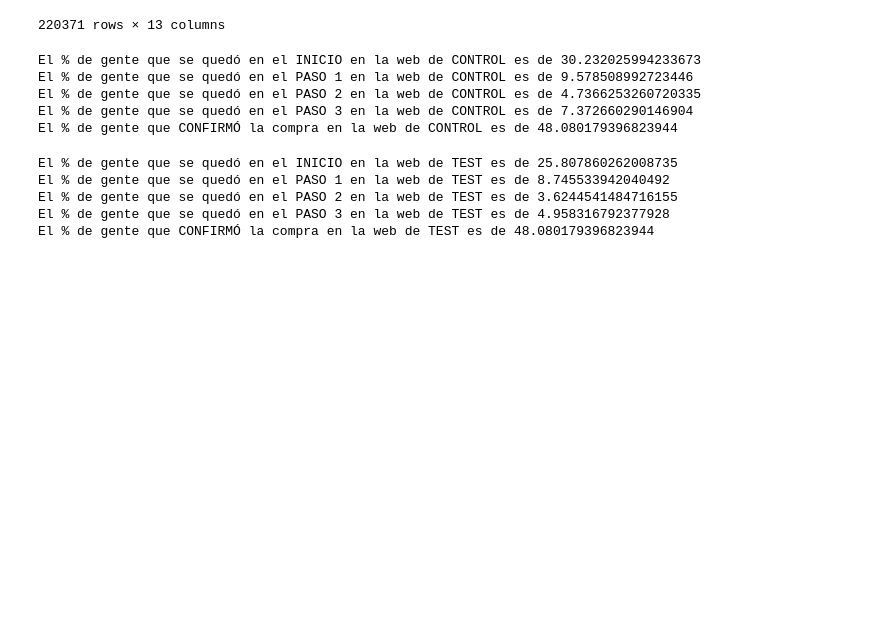
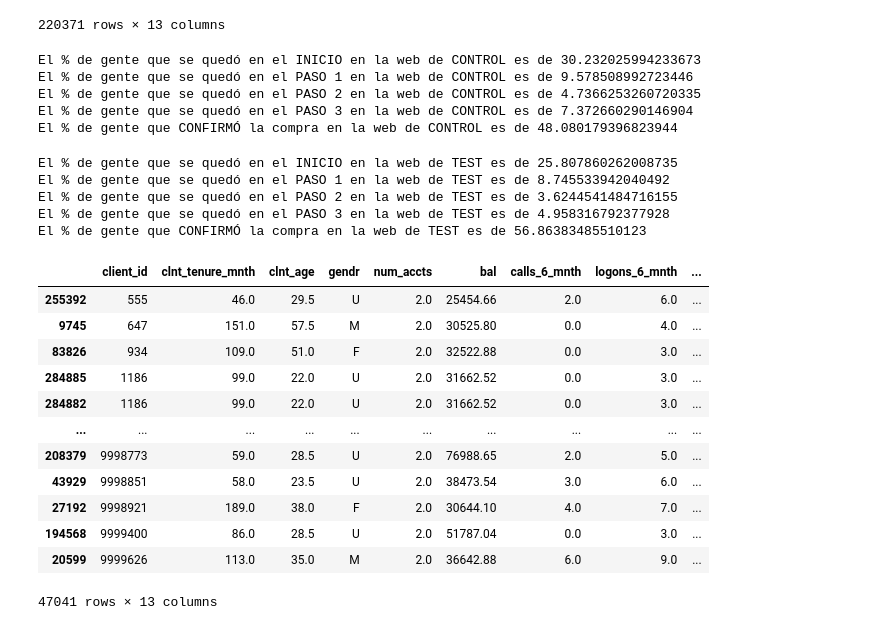
Before and after one commit to ivanalonsom/Project5_EDA_Inferential_Stats, a Jupyter notebook: main.ipynb, the cells around one changed output. Saved outputs shown, nothing was run; the diff lists cells and outputs as text; code cells hidden in the pictures; blank space fills up the shorter version.

```diff
--- a/main.ipynb
+++ b/main.ipynb
@@ -209,21 +209,37 @@ df_test_step_4 = df_new_portal[df_new_portal["process_step"] == 4]
 # %%
-perc_step0_test = 100 * df_test_step_0.shape[0] / df_new_portal.shape[0]
-perc_step1_test = 100 * df_test_step_1.shape[0] / df_new_portal.shape[0]
-perc_step2_test = 100 * df_test_step_2.shape[0] / df_new_portal.shape[0]
-perc_step3_test = 100 * df_test_step_3.shape[0] / df_new_portal.shape[0]
+perc_step0_test = 100 * df_test_step_0.shape[0] / df_test.shape[0]
+perc_step1_test = 100 * df_test_step_1.shape[0] / df_test.shape[0]
+perc_step2_test = 100 * df_test_step_2.shape[0] / df_test.shape[0]
+perc_step3_test = 100 * df_test_step_3.shape[0] / df_test.shape[0]
 
-perc_confirms_test = 100 * df_test_step_4.shape[0] / df_new_portal.shape[0]
+perc_confirms_test = 100 * df_test_step_4.shape[0] / df_test.shape[0]
 
 print(f"""
 El % de gente que se quedó en el INICIO en la web de TEST es de {perc_step0_test}
 El % de gente que se quedó en el PASO 1 en la web de TEST es de {perc_step1_test}
 El % de gente que se quedó en el PASO 2 en la web de TEST es de {perc_step2_test}
 El % de gente que se quedó en el PASO 3 en la web de TEST es de {perc_step3_test}
-El % de gente que CONFIRMÓ la compra en la web de TEST es de {perc_confirms_control}
+El % de gente que CONFIRMÓ la compra en la web de TEST es de {perc_confirms_test}
       """)
 # %% [output]
 El % de gente que se quedó en el INICIO en la web de TEST es de 25.807860262008735
 El % de gente que se quedó en el PASO 1 en la web de TEST es de 8.745533942040492
 El % de gente que se quedó en el PASO 2 en la web de TEST es de 3.6244541484716155
 El % de gente que se quedó en el PASO 3 en la web de TEST es de 4.958316792377928
-El % de gente que CONFIRMÓ la compra en la web de TEST es de 48.080179396823944
+El % de gente que CONFIRMÓ la compra en la web de TEST es de 56.86383485510123
+# %%
+df_ambos_portales
+# %% [output]
+|  | client_id | clnt_tenure_mnth | clnt_age | gendr | num_accts | bal | calls_6_mnth | logons_6_mnth | ... |
+| 255392 | 555 | 46.0 | 29.5 | U | 2.0 | 25454.66 | 2.0 | 6.0 | ... |
+| 9745 | 647 | 151.0 | 57.5 | M | 2.0 | 30525.80 | 0.0 | 4.0 | ... |
+| 83826 | 934 | 109.0 | 51.0 | F | 2.0 | 32522.88 | 0.0 | 3.0 | ... |
+| 284885 | 1186 | 99.0 | 22.0 | U | 2.0 | 31662.52 | 0.0 | 3.0 | ... |
+| 284882 | 1186 | 99.0 | 22.0 | U | 2.0 | 31662.52 | 0.0 | 3.0 | ... |
+| ... | ... | ... | ... | ... | ... | ... | ... | ... | ... |
+| 208379 | 9998773 | 59.0 | 28.5 | U | 2.0 | 76988.65 | 2.0 | 5.0 | ... |
+| 43929 | 9998851 | 58.0 | 23.5 | U | 2.0 | 38473.54 | 3.0 | 6.0 | ... |
+| 27192 | 9998921 | 189.0 | 38.0 | F | 2.0 | 30644.10 | 4.0 | 7.0 | ... |
+| 194568 | 9999400 | 86.0 | 28.5 | U | 2.0 | 51787.04 | 0.0 | 3.0 | ... |
+| 20599 | 9999626 | 113.0 | 35.0 | M | 2.0 | 36642.88 | 6.0 | 9.0 | ... |
+47041 rows × 13 columns
```
Also changed, not shown: parts of 4 cells of this notebook.
